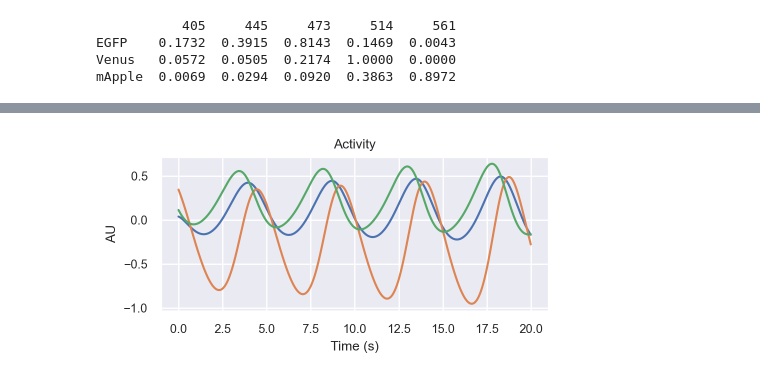
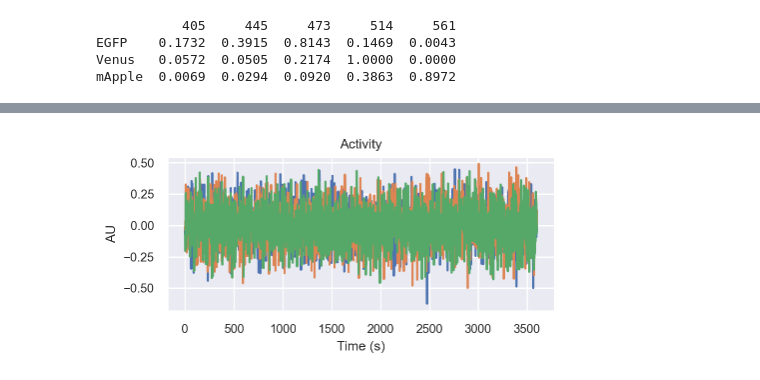
Before and after one commit to AllenInstitute/sourcesep, a Jupyter notebook: notebooks/03_compose_data.ipynb, the cells around one changed output, grey strips where cells are left out. Drawn from its saved outputs; the diff is of its cells as text; code cells hidden in the pictures.

Commit message:
optimized data composition, updated simulation parameters. Can now generate 1 hour samples.

```diff
--- a/notebooks/03_compose_data.ipynb
+++ b/notebooks/03_compose_data.ipynb
@@ -31,7 +31,7 @@ from sourcesep.sim import SimData
 from sourcesep.utils.config import load_config
 
 paths = load_config(dataset_key='all')
-sim = SimData(T=2000, cfg_path=paths['root'] / "sim_config.toml")
+sim = SimData(T=72000, cfg_path=paths['root'] / "sim_config.toml")
 # %% [output]
 Paths are for dataset tagged: all
 Paths are for dataset tagged: all
@@ -99,7 +99,7 @@ mApple  0.0069  0.0294  0.0920  0.3863  0.8972
 # %%
 # example activity trace
 with timebudget('activity generation'):
-    A = sim.gen_A_slow()
+    A = sim.gen_A_slow(how='random_lowpass')
 
 _, ax = plt.subplots(figsize=(5,2))
 plt.plot(sim.T_arr, A)
@@ -110,4 +110,4 @@ activity generation took 425.26ms
-[figure, old version]
+[figure, new version]
 # %%
 # sample generation time cost
 with timebudget('20s sample (1k points)'):
```
Also changed, not shown: parts of 15 cells of this notebook, 1 other file.
